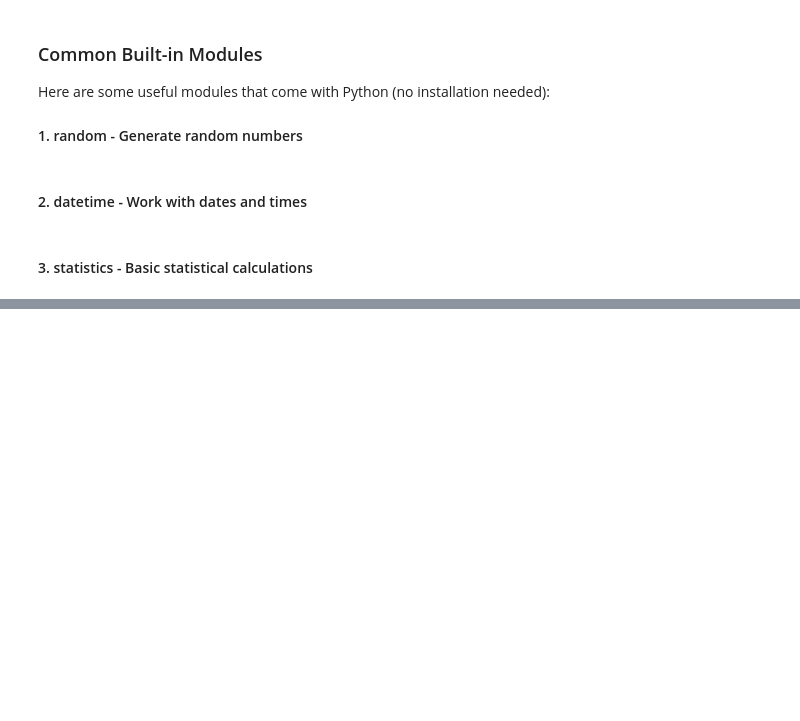
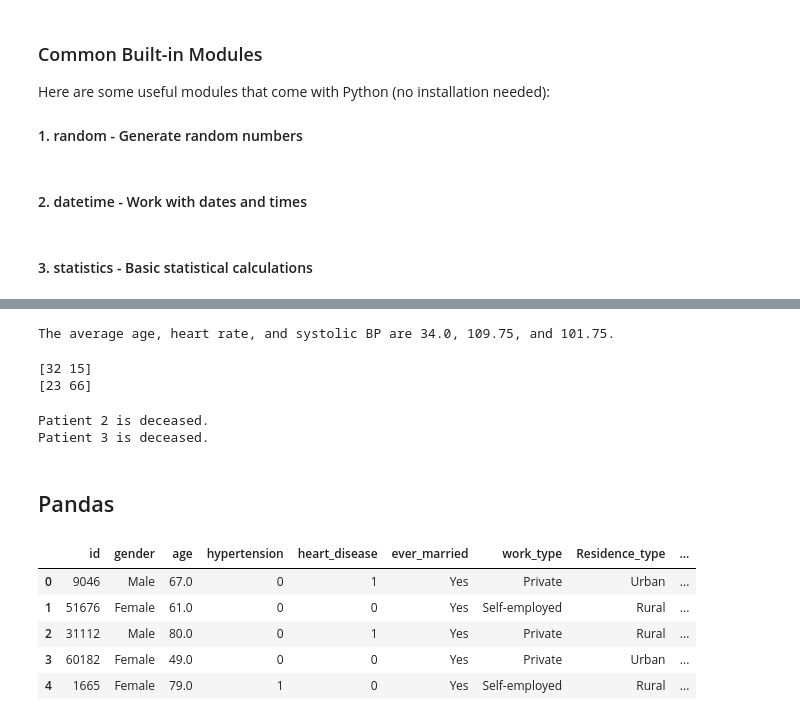
Before and after one commit to PennHealthX/python-med-crash-course, a Jupyter notebook: lesson_2/numerical_analysis_python.ipynb, the cells around one changed output, grey strips where cells are left out. Cells and saved outputs as stored; diff of their text form; code cells hidden in the pictures; blank space fills up the shorter version.

```diff
--- a/lesson_2/numerical_analysis_python.ipynb
+++ b/lesson_2/numerical_analysis_python.ipynb
@@ -123,0 +126,37 @@ print("Stdev:", statistics.stdev(data))    # Standard deviation
+# %%
+import numpy as np
+
+# Create arrays with medical information
+age = np.array([32, 15, 23, 66])
+heart_rate = np.array([66, 120, 176, 77])
+systolic_bp = np.array([120, 110, 80, 97])
+
+# Use numpy functions to create statistics
+average_age = np.mean(age)
+average_hr = np.mean(heart_rate)
+average_sbp = np.mean(systolic_bp)
+
+print(f"The average age, heart rate, and systolic BP are {average_age}, {average_hr}, and {average_sbp}.")
+# %% [output]
+The average age, heart rate, and systolic BP are 34.0, 109.75, and 101.75.
+# %%
+# Index into an array
+first_2_ages = age[:2]
+last_2_ages = age[-2:]
+print(first_2_ages)
+print(last_2_ages)
+# %% [output]
+[32 15]
+[23 66]
+# %%
+# Save outcome label as a separate array
+mortality = np.array([0, 0, 1, 1])
+dead = np.where(mortality == 1)[0]
+
+for i in dead:
+    print(f"Patient {i} is deceased.")
+# %% [output]
+Patient 2 is deceased.
+Patient 3 is deceased.
+# %% [markdown]
+## Pandas
@@ -123,0 +168,10 @@ print("Stdev:", statistics.stdev(data))    # Standard deviation
+# %%
+# Look at the first 5 rows of your dataset
+stroke_data.head()
+# %% [output]
+|  | id | gender | age | hypertension | heart_disease | ever_married | work_type | Residence_type | ... |
+| 0 | 9046 | Male | 67.0 | 0 | 1 | Yes | Private | Urban | ... |
+| 1 | 51676 | Female | 61.0 | 0 | 0 | Yes | Self-employed | Rural | ... |
+| 2 | 31112 | Male | 80.0 | 0 | 1 | Yes | Private | Rural | ... |
+| 3 | 60182 | Female | 49.0 | 0 | 0 | Yes | Private | Urban | ... |
+| 4 | 1665 | Female | 79.0 | 1 | 0 | Yes | Self-employed | Rural | ... |
```
Also changed, not shown: parts of 24 cells of this notebook, 1 other file.
